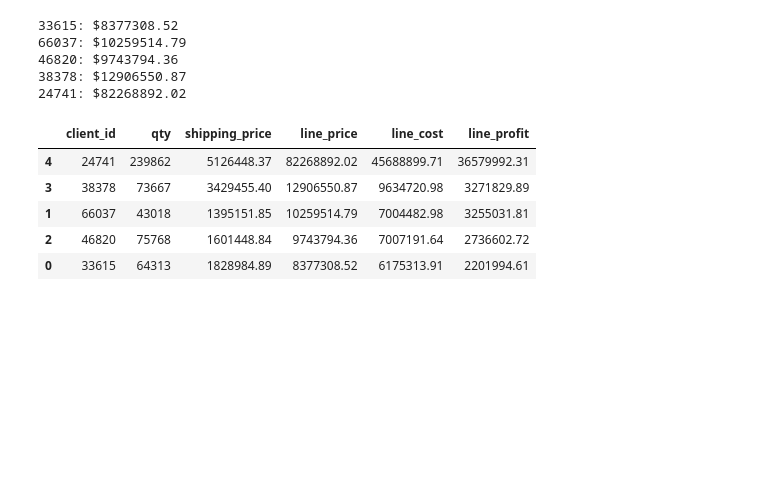
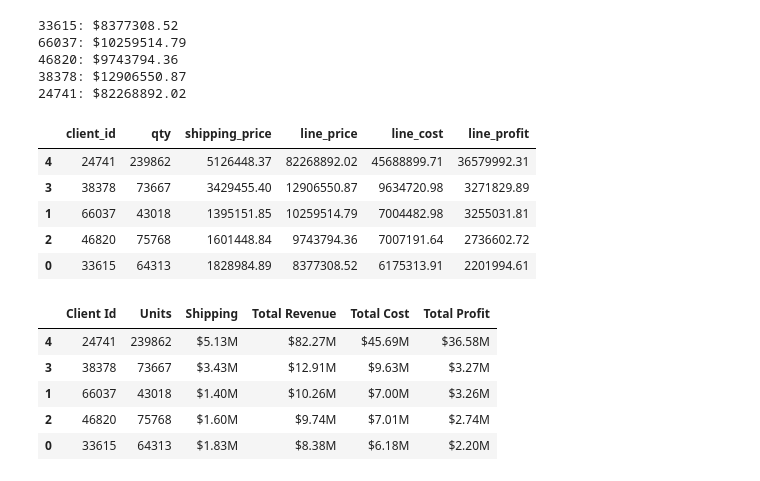
Before and after one commit to srhill12/pandas-challenge-1, a Jupyter notebook: wholesale_data_analysis_starter_code.ipynb, the cells around one changed output. Cells and saved outputs as stored; diff of their text form; code cells hidden in the pictures; blank space fills up the shorter version.

```diff
--- a/wholesale_data_analysis_starter_code.ipynb
+++ b/wholesale_data_analysis_starter_code.ipynb
@@ -248,6 +248,25 @@ sorted_summary_df
 # %%
 # Format the data and rename the columns
 # to names suitable for presentation.
 # Currency should be in millions of dollars.
+renamed_df = sorted_summary_df.rename(columns={"client_id" : "Client Id", "qty" : "Units",
+                                               "shipping_price" : "Shipping", "line_price" : "Total Revenue",
+                                               "line_cost" : "Total Cost", "line_profit" : "Total Profit"})
+def format_currency_millions(x):
+    return "${:.2f}M".format(x/1000000)
+
+renamed_df["Total Revenue"] = renamed_df["Total Revenue"].apply(format_currency_millions)
+renamed_df["Total Cost"] = renamed_df["Total Cost"].apply(format_currency_millions)
+renamed_df["Total Profit"] = renamed_df["Total Profit"].apply(format_currency_millions)
+renamed_df["Shipping"] = renamed_df["Shipping"].apply(format_currency_millions)
+
+renamed_df
+# %% [output]
+|  | Client Id | Units | Shipping | Total Revenue | Total Cost | Total Profit |
+| 4 | 24741 | 239862 | $5.13M | $82.27M | $45.69M | $36.58M |
+| 3 | 38378 | 73667 | $3.43M | $12.91M | $9.63M | $3.27M |
+| 1 | 66037 | 43018 | $1.40M | $10.26M | $7.00M | $3.26M |
+| 2 | 46820 | 75768 | $1.60M | $9.74M | $7.01M | $2.74M |
+| 0 | 33615 | 64313 | $1.83M | $8.38M | $6.18M | $2.20M |
 # %%
 # Sort the updated data by "Total Profit" form highest to lowest
```
Also changed, not shown: parts of 2 cells of this notebook, 2 other files.
